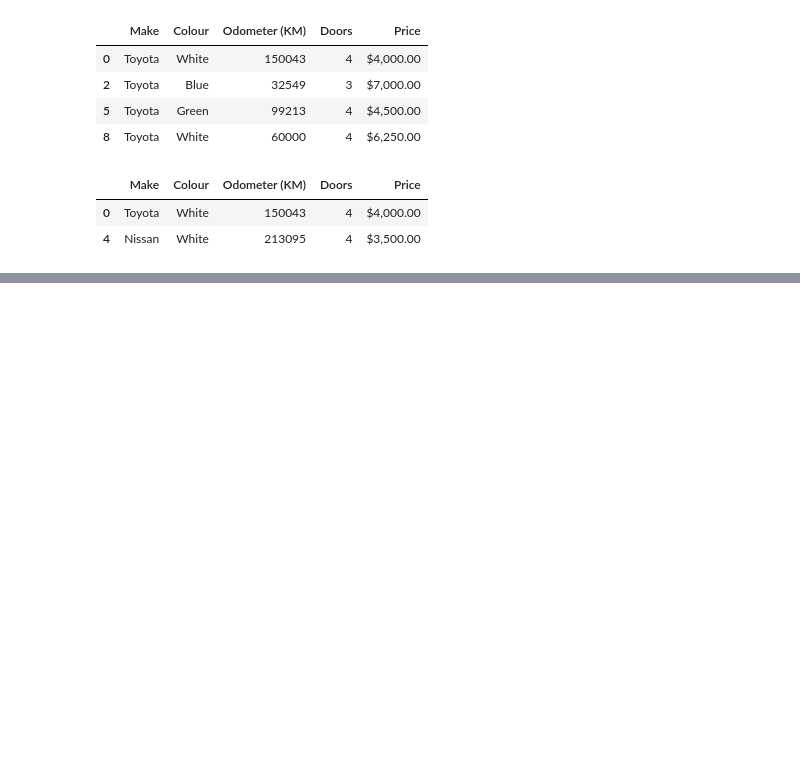
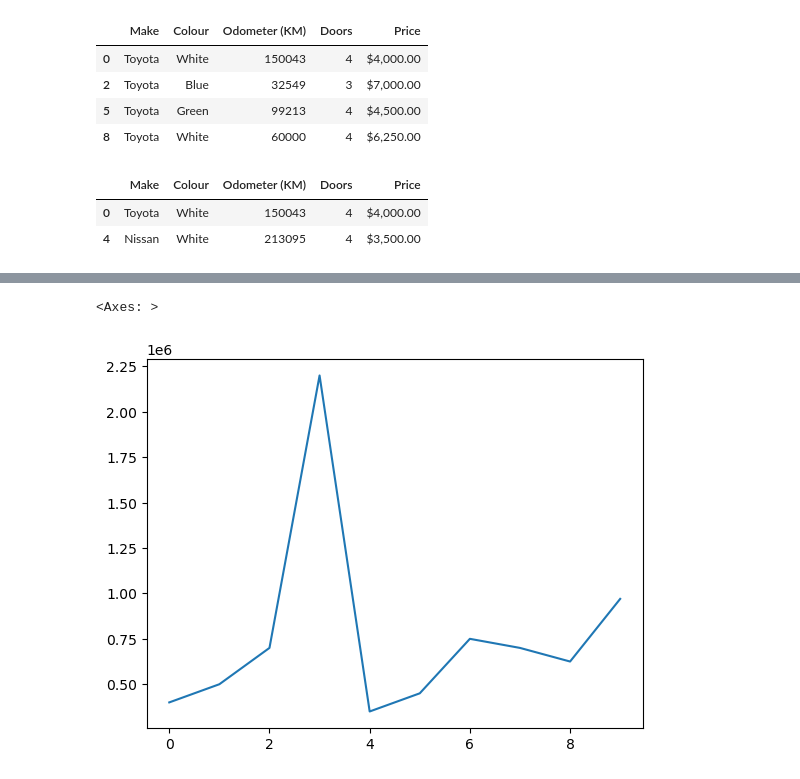
Before and after one commit to Saumyakhushlani/Introduction-to-Pandas-Numpy-Scikitlearn, a Jupyter notebook: introduction-to-pandas.ipynb, the cells around one changed output, grey strips where cells are left out. Drawn from its saved outputs; the diff is of its cells as text; code cells hidden in the pictures; blank space fills up the shorter version.

```diff
--- a/introduction-to-pandas.ipynb
+++ b/introduction-to-pandas.ipynb
@@ -311,0 +343,8 @@ car_sales[car_sales["Odometer (KM)"] > 100000]
+# %%
+#first converting price from object to integer to plot Graph
+car_sales["Price"] = car_sales["Price"].str.replace(r'[\$,.]', '', regex=True).astype(int)
+# %%
+car_sales["Price"].plot()
+# %% [output]
+<Axes: >
+[figure, added]
```
Also changed, not shown: parts of 4 cells of this notebook, 1 other file.
